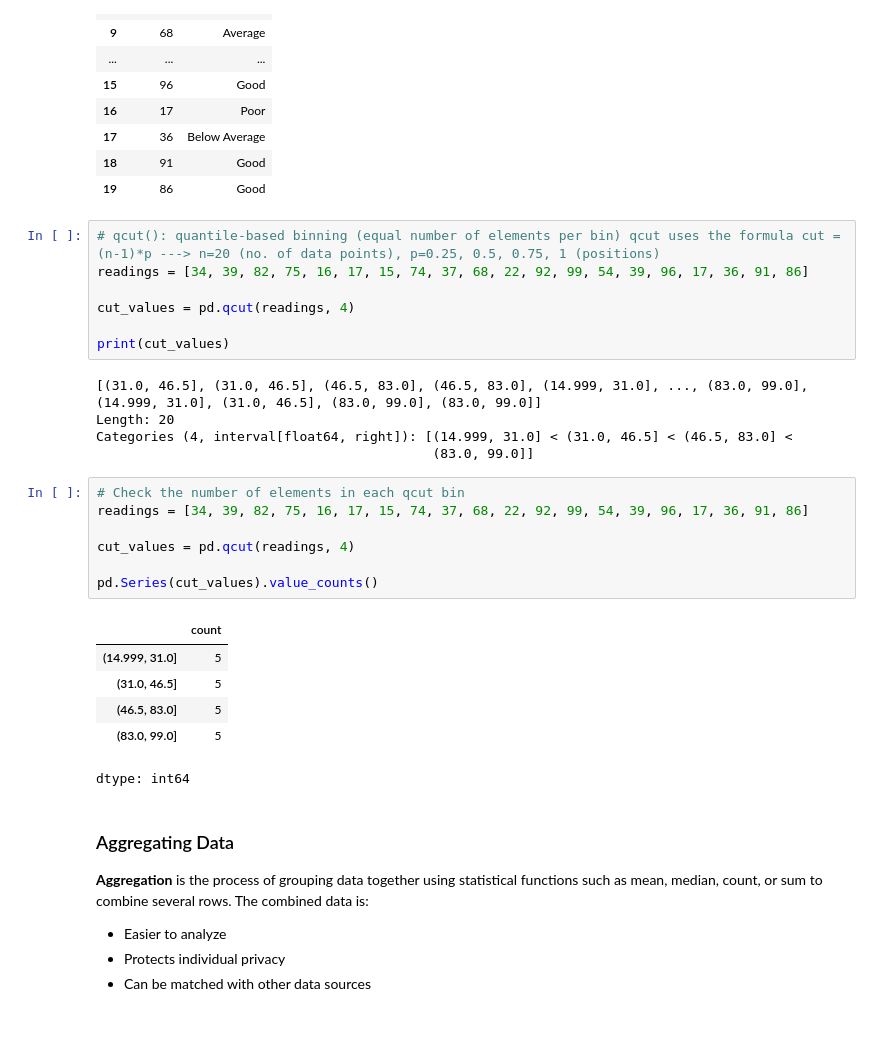
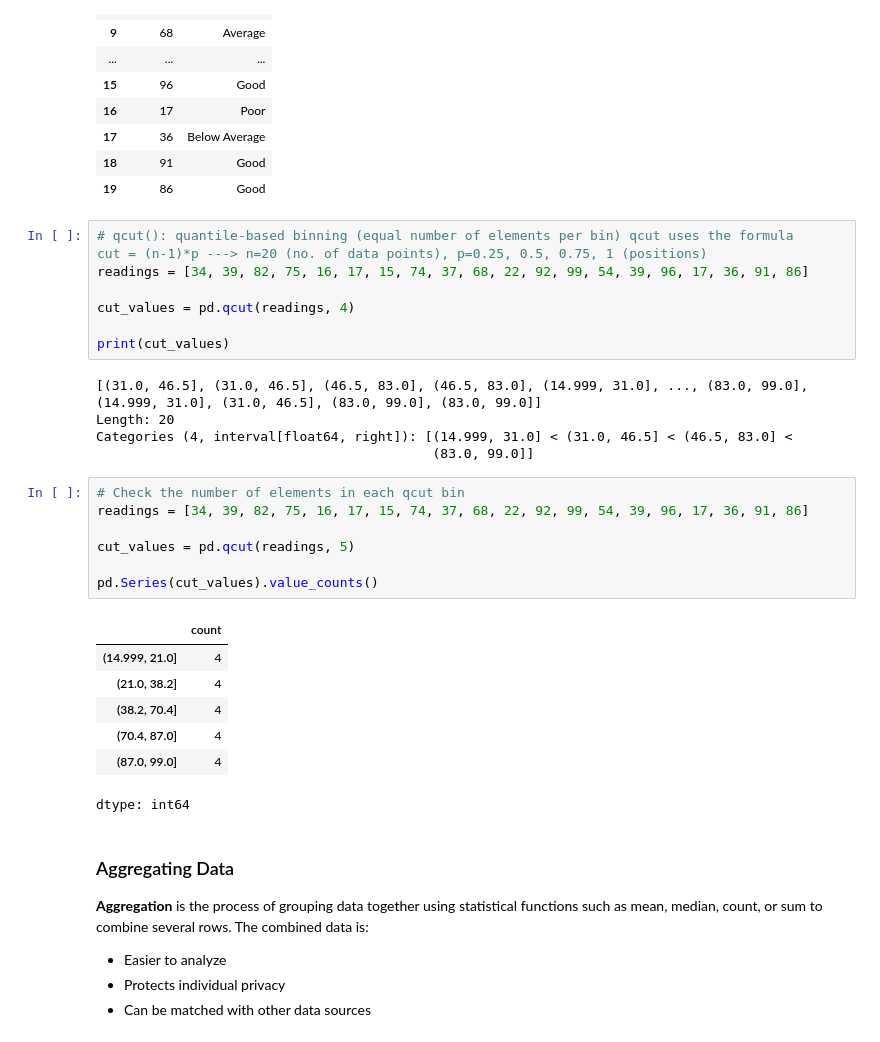
Before and after one commit to wasimnawaz1/programming_4_AI, a Jupyter notebook: Programming_for_AI,_Lectures_(Week_5-8)_Pandas.ipynb, the cells around one changed output. Drawn from its saved outputs; the diff is of its cells as text.

```diff
--- a/Programming_for_AI,_Lectures_(Week_5-8)_Pandas.ipynb
+++ b/Programming_for_AI,_Lectures_(Week_5-8)_Pandas.ipynb
@@ -712,7 +712,7 @@ display(pd.DataFrame({'Reading': readings, 'Category': mycategory}))
 | 18 | 91 | Good |
 | 19 | 86 | Good |
 # %%
-# qcut(): quantile-based binning (equal number of elements per bin) qcut uses the formula cut = (n-1)*p ---> n=20 (no. of data points), p=0.25, 0.5, 0.75, 1 (positions)
+# qcut(): quantile-based binning (equal number of elements per bin) qcut uses the formula                             cut = (n-1)*p ---> n=20 (no. of data points), p=0.25, 0.5, 0.75, 1 (positions)
 readings = [34, 39, 82, 75, 16, 17, 15, 74, 37, 68, 22, 92, 99, 54, 39, 96, 17, 36, 91, 86]
 
 cut_values = pd.qcut(readings, 4)
@@ -726,16 +726,17 @@ Categories (4, interval[float64, right]): [(14.999, 31.0] < (31.0, 46.5] < (46.5
 # %%
 # Check the number of elements in each qcut bin
 readings = [34, 39, 82, 75, 16, 17, 15, 74, 37, 68, 22, 92, 99, 54, 39, 96, 17, 36, 91, 86]
 
-cut_values = pd.qcut(readings, 4)
+cut_values = pd.qcut(readings, 5)
 
 pd.Series(cut_values).value_counts()
 # %% [output]
 |  | count |
-| (14.999, 31.0] | 5 |
-| (31.0, 46.5] | 5 |
-| (46.5, 83.0] | 5 |
-| (83.0, 99.0] | 5 |
+| (14.999, 21.0] | 4 |
+| (21.0, 38.2] | 4 |
+| (38.2, 70.4] | 4 |
+| (70.4, 87.0] | 4 |
+| (87.0, 99.0] | 4 |
 dtype: int64
 # %% [markdown]
 ### Aggregating Data
```
Also changed, not shown: parts of 17 cells of this notebook.
